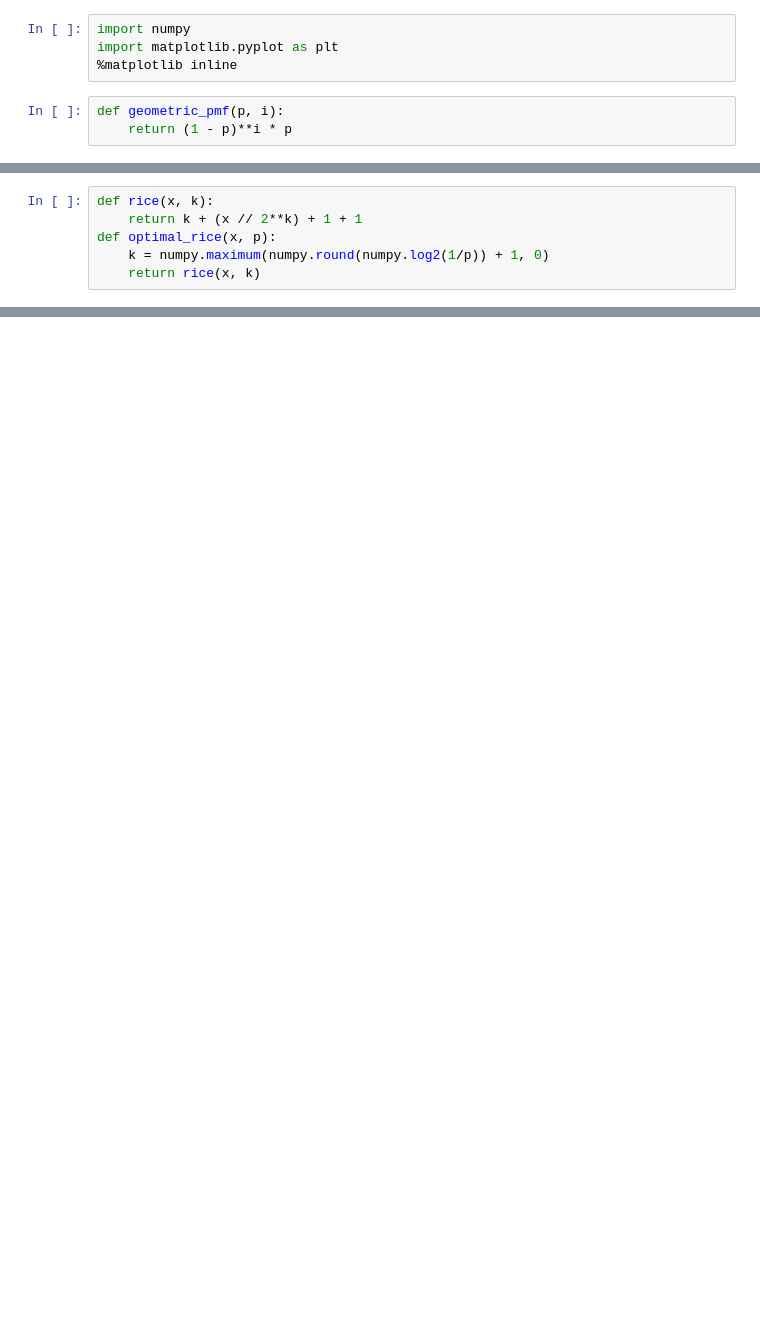
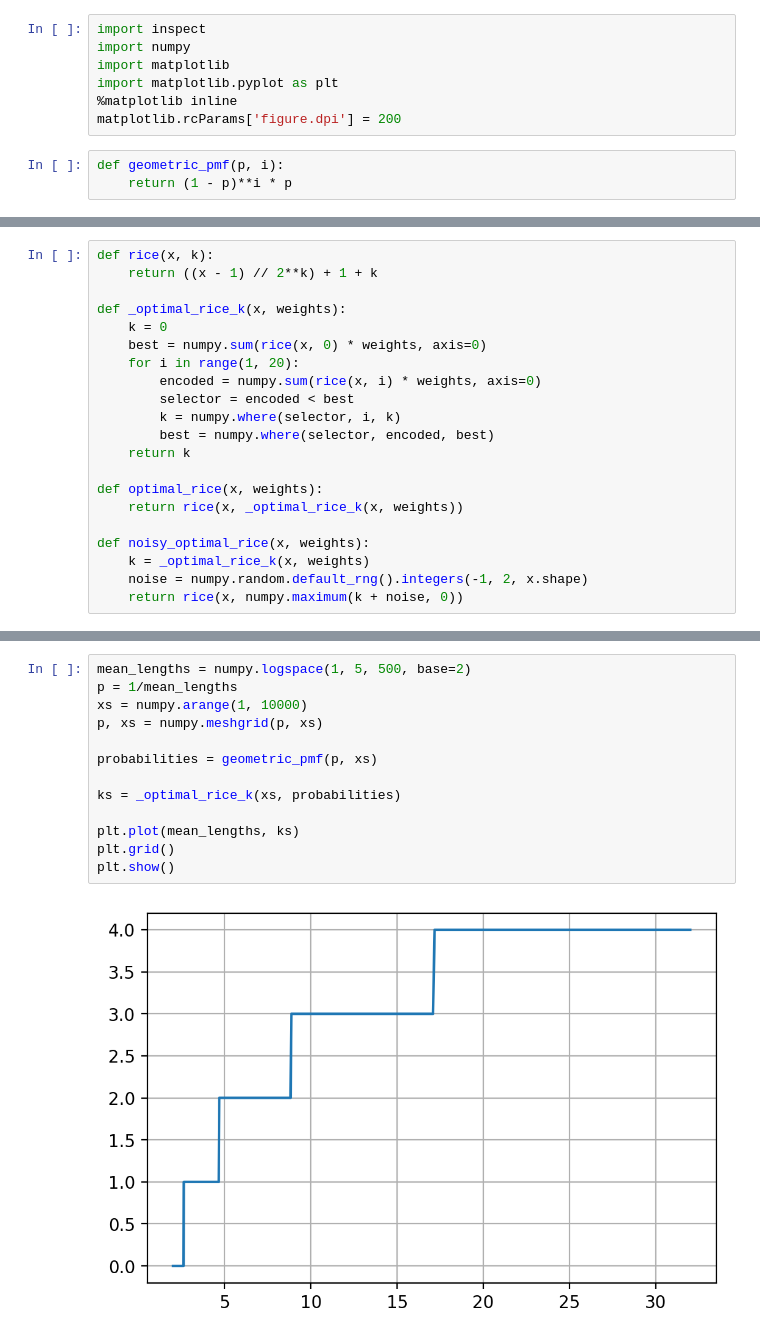
Before and after one commit to bluecube/tablog, a Jupyter notebook: jupyter/encoders.ipynb, the cells around one changed output, grey strips where cells are left out. Drawn from its saved outputs; the diff is of its cells as text; blank space fills up the shorter version.

```diff
--- a/jupyter/encoders.ipynb
+++ b/jupyter/encoders.ipynb
@@ -8,7 +15,10 @@ The dictionary `bits` contains functions that map encoded value to number of bit
 # %%
+import inspect
 import numpy
+import matplotlib
 import matplotlib.pyplot as plt
 %matplotlib inline
+matplotlib.rcParams['figure.dpi'] = 200
 # %%
 def geometric_pmf(p, i):
     return (1 - p)**i * p
@@ -15,6 +29,21 @@ def geometric_pmf(p, i):
 # %%
 def rice(x, k):
-    return k + (x // 2**k) + 1 + 1
-def optimal_rice(x, p):
-    k = numpy.maximum(numpy.round(numpy.log2(1/p)) + 1, 0)
-    return rice(x, k)
+    return ((x - 1) // 2**k) + 1 + k
+
+def _optimal_rice_k(x, weights):
+    k = 0
+    best = numpy.sum(rice(x, 0) * weights, axis=0)
+    for i in range(1, 20):
+        encoded = numpy.sum(rice(x, i) * weights, axis=0)
+        selector = encoded < best
+        k = numpy.where(selector, i, k)
+        best = numpy.where(selector, encoded, best)
+    return k
+
+def optimal_rice(x, weights):
+    return rice(x, _optimal_rice_k(x, weights))
+
+def noisy_optimal_rice(x, weights):
+    k = _optimal_rice_k(x, weights)
+    noise = numpy.random.default_rng().integers(-1, 2, x.shape)
+    return rice(x, numpy.maximum(k + noise, 0))
@@ -88,0 +163,15 @@ plt.show()
+# %%
+mean_lengths = numpy.logspace(1, 5, 500, base=2)
+p = 1/mean_lengths
+xs = numpy.arange(1, 10000)
+p, xs = numpy.meshgrid(p, xs)
+
+probabilities = geometric_pmf(p, xs)
+
+ks = _optimal_rice_k(xs, probabilities)
+
+plt.plot(mean_lengths, ks)
+plt.grid()
+plt.show()
+# %% [output]
+[figure, added]
```
Also changed, not shown: parts of 15 cells of this notebook.
